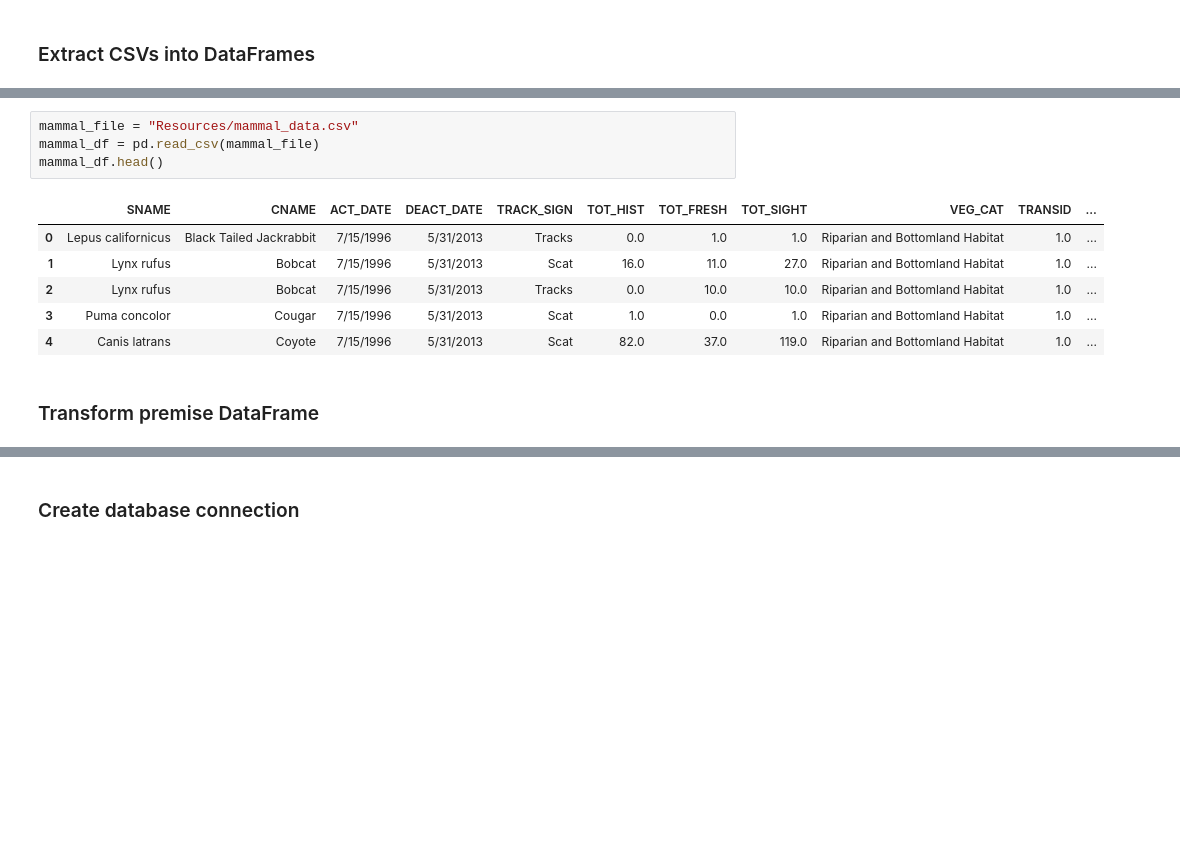
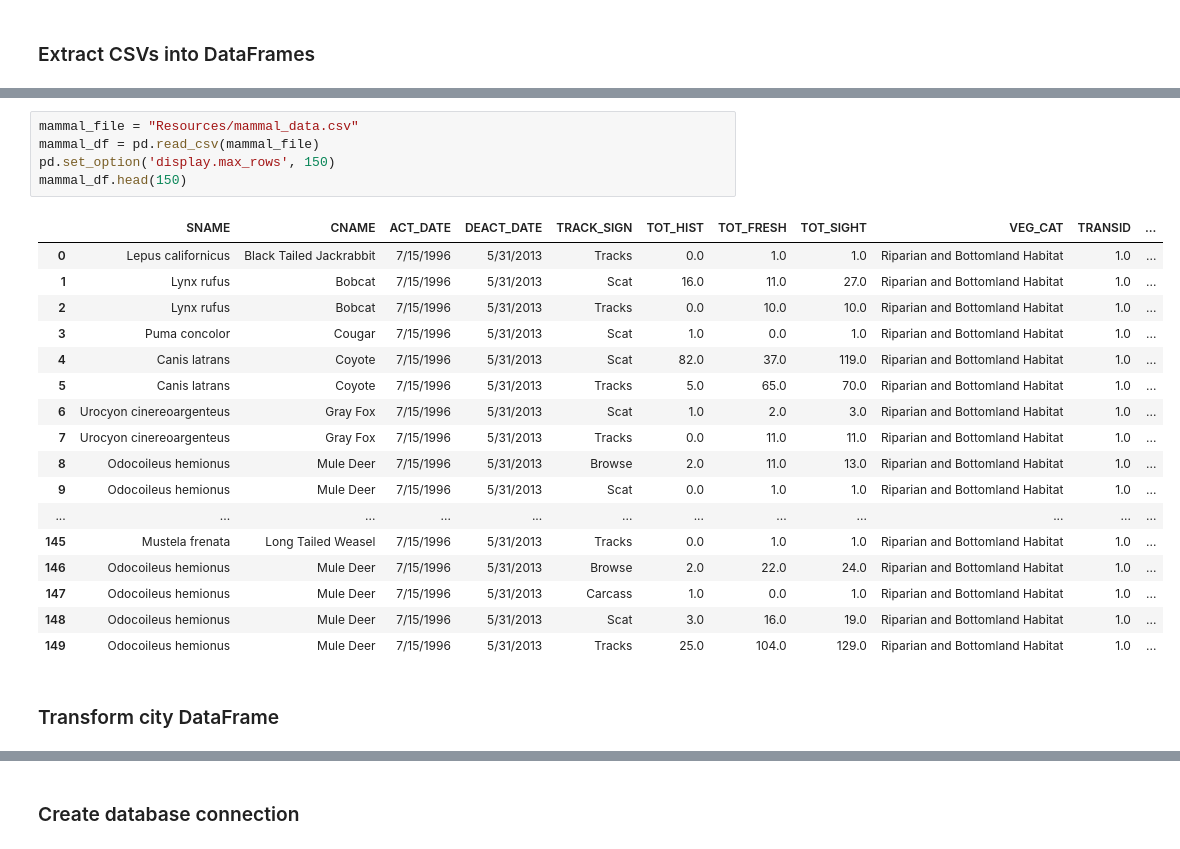
Before and after one commit to rarconaut/Project-2---ETL, a Jupyter notebook: Project2_ETL.ipynb, the cells around one changed output, grey strips where cells are left out. Saved outputs shown, nothing was run; the diff lists cells and outputs as text; blank space fills up the shorter version.

Commit message:
Extract operations complete. Transfroming data in progress...

```diff
--- a/Project2_ETL.ipynb
+++ b/Project2_ETL.ipynb
@@ -18,15 +29,27 @@ city_df.head()
 # %%
 mammal_file = "Resources/mammal_data.csv"
 mammal_df = pd.read_csv(mammal_file)
-mammal_df.head()
+pd.set_option('display.max_rows', 150)
+mammal_df.head(150)
 # %% [output]
 |  | SNAME | CNAME | ACT_DATE | DEACT_DATE | TRACK_SIGN | TOT_HIST | TOT_FRESH | TOT_SIGHT | VEG_CAT | TRANSID | ... |
 | 0 | Lepus californicus | Black Tailed Jackrabbit | 7/15/1996 | 5/31/2013 | Tracks | 0.0 | 1.0 | 1.0 | Riparian and Bottomland Habitat | 1.0 | ... |
 | 1 | Lynx rufus | Bobcat | 7/15/1996 | 5/31/2013 | Scat | 16.0 | 11.0 | 27.0 | Riparian and Bottomland Habitat | 1.0 | ... |
 | 2 | Lynx rufus | Bobcat | 7/15/1996 | 5/31/2013 | Tracks | 0.0 | 10.0 | 10.0 | Riparian and Bottomland Habitat | 1.0 | ... |
 | 3 | Puma concolor | Cougar | 7/15/1996 | 5/31/2013 | Scat | 1.0 | 0.0 | 1.0 | Riparian and Bottomland Habitat | 1.0 | ... |
 | 4 | Canis latrans | Coyote | 7/15/1996 | 5/31/2013 | Scat | 82.0 | 37.0 | 119.0 | Riparian and Bottomland Habitat | 1.0 | ... |
+| 5 | Canis latrans | Coyote | 7/15/1996 | 5/31/2013 | Tracks | 5.0 | 65.0 | 70.0 | Riparian and Bottomland Habitat | 1.0 | ... |
+| 6 | Urocyon cinereoargenteus | Gray Fox | 7/15/1996 | 5/31/2013 | Scat | 1.0 | 2.0 | 3.0 | Riparian and Bottomland Habitat | 1.0 | ... |
+| 7 | Urocyon cinereoargenteus | Gray Fox | 7/15/1996 | 5/31/2013 | Tracks | 0.0 | 11.0 | 11.0 | Riparian and Bottomland Habitat | 1.0 | ... |
+| 8 | Odocoileus hemionus | Mule Deer | 7/15/1996 | 5/31/2013 | Browse | 2.0 | 11.0 | 13.0 | Riparian and Bottomland Habitat | 1.0 | ... |
+| 9 | Odocoileus hemionus | Mule Deer | 7/15/1996 | 5/31/2013 | Scat | 0.0 | 1.0 | 1.0 | Riparian and Bottomland Habitat | 1.0 | ... |
+| ... | ... | ... | ... | ... | ... | ... | ... | ... | ... | ... | ... |
+| 145 | Mustela frenata | Long Tailed Weasel | 7/15/1996 | 5/31/2013 | Tracks | 0.0 | 1.0 | 1.0 | Riparian and Bottomland Habitat | 1.0 | ... |
+| 146 | Odocoileus hemionus | Mule Deer | 7/15/1996 | 5/31/2013 | Browse | 2.0 | 22.0 | 24.0 | Riparian and Bottomland Habitat | 1.0 | ... |
+| 147 | Odocoileus hemionus | Mule Deer | 7/15/1996 | 5/31/2013 | Carcass | 1.0 | 0.0 | 1.0 | Riparian and Bottomland Habitat | 1.0 | ... |
+| 148 | Odocoileus hemionus | Mule Deer | 7/15/1996 | 5/31/2013 | Scat | 3.0 | 16.0 | 19.0 | Riparian and Bottomland Habitat | 1.0 | ... |
+| 149 | Odocoileus hemionus | Mule Deer | 7/15/1996 | 5/31/2013 | Tracks | 25.0 | 104.0 | 129.0 | Riparian and Bottomland Habitat | 1.0 | ... |
 # %% [markdown]
-### Transform premise DataFrame
+### Transform city DataFrame
 # %%
 # Create a filtered dataframe from specific columns
```
Also changed, not shown: parts of 6 cells of this notebook.
